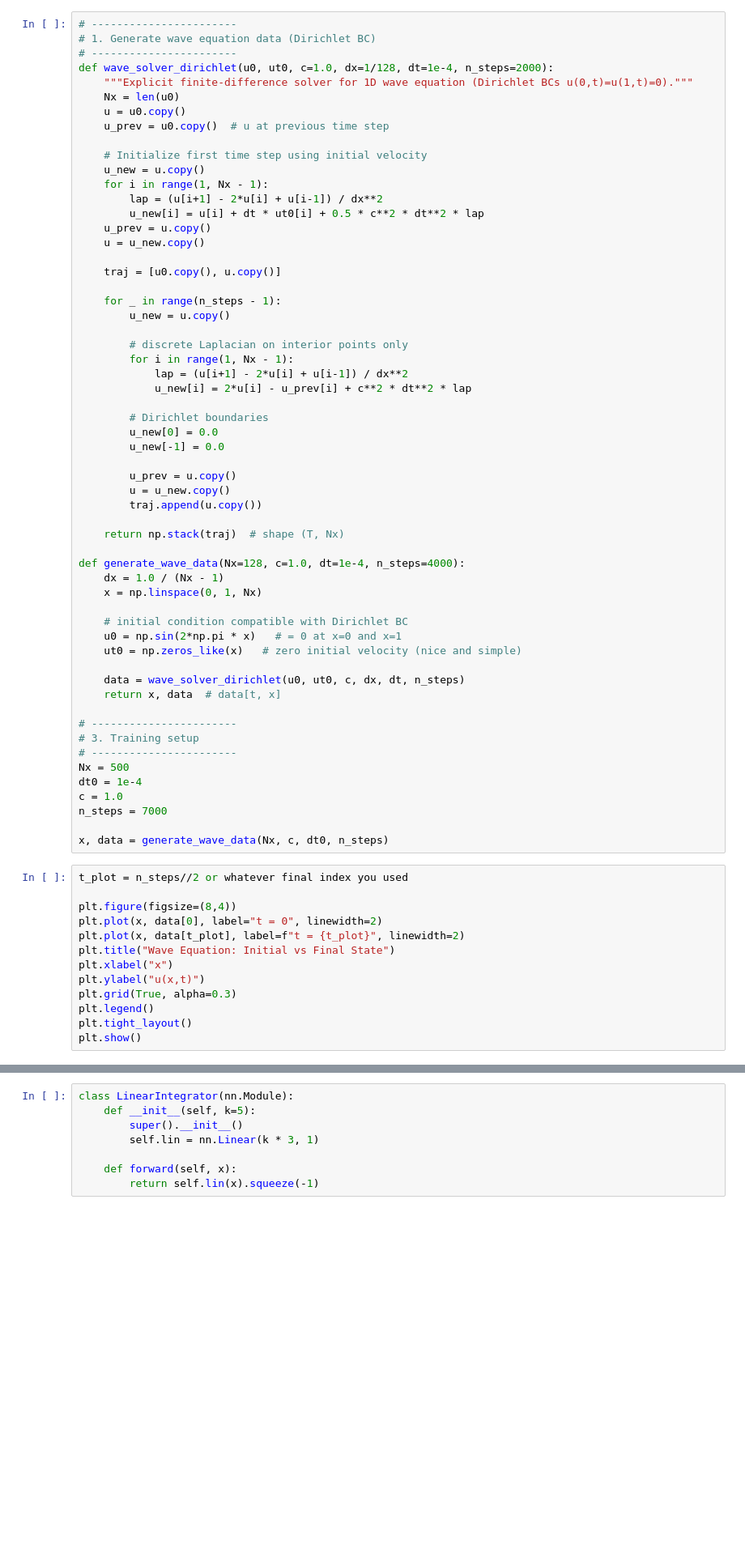
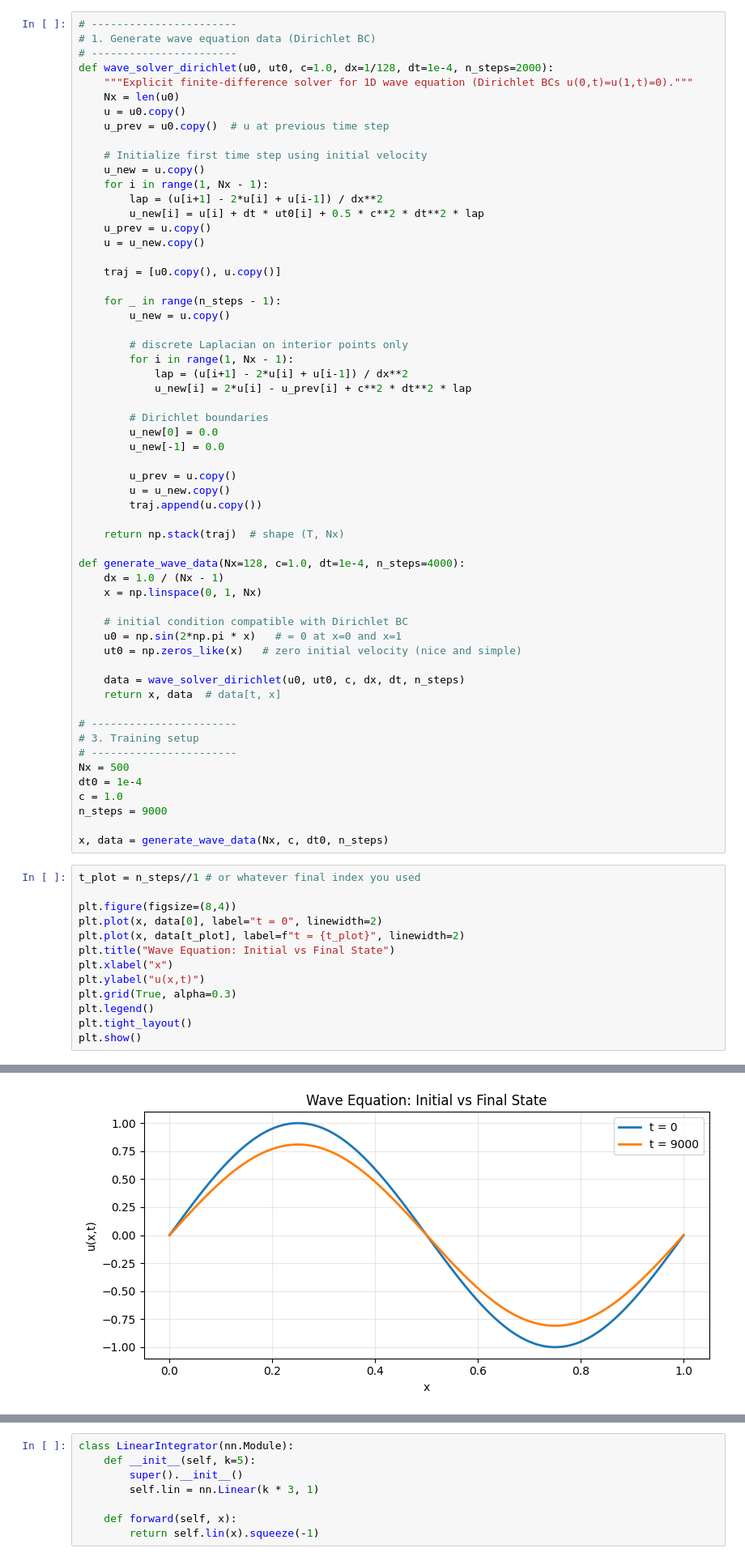
Before and after one commit to atayyar1/RL-For-PDEs, a Jupyter notebook: Mesh_free_wave/2.1.2. Model Training random target square.ipynb, the cells around one changed output, grey strips where cells are left out. Shown at 81% size. Saved outputs shown, nothing was run; the diff lists cells and outputs as text; blank space fills up the shorter version.

```diff
--- a/Mesh_free_wave/2.1.2. Model Training random target square.ipynb
+++ b/Mesh_free_wave/2.1.2. Model Training random target square.ipynb
@@ -65,11 +65,11 @@ def generate_wave_data(Nx=128, c=1.0, dt=1e-4, n_steps=4000):
 Nx = 500
 dt0 = 1e-4
 c = 1.0
-n_steps = 7000
+n_steps = 9000
 
 x, data = generate_wave_data(Nx, c, dt0, n_steps)
 # %%
-t_plot = n_steps//2 or whatever final index you used
+t_plot = n_steps//1 # or whatever final index you used
 
 plt.figure(figsize=(8,4))
 plt.plot(x, data[0], label="t = 0", linewidth=2)
@@ -86,3 +85,4 @@ SyntaxError: invalid syntax (1941218697.py, line 1)
+[figure, added]
 # %%
 def sample_one_B(u, R=5, k=5, max_tries=50, u_scale=None, rng=np.random):
     """
```
Also changed, not shown: parts of 7 cells of this notebook, 1 other file.
